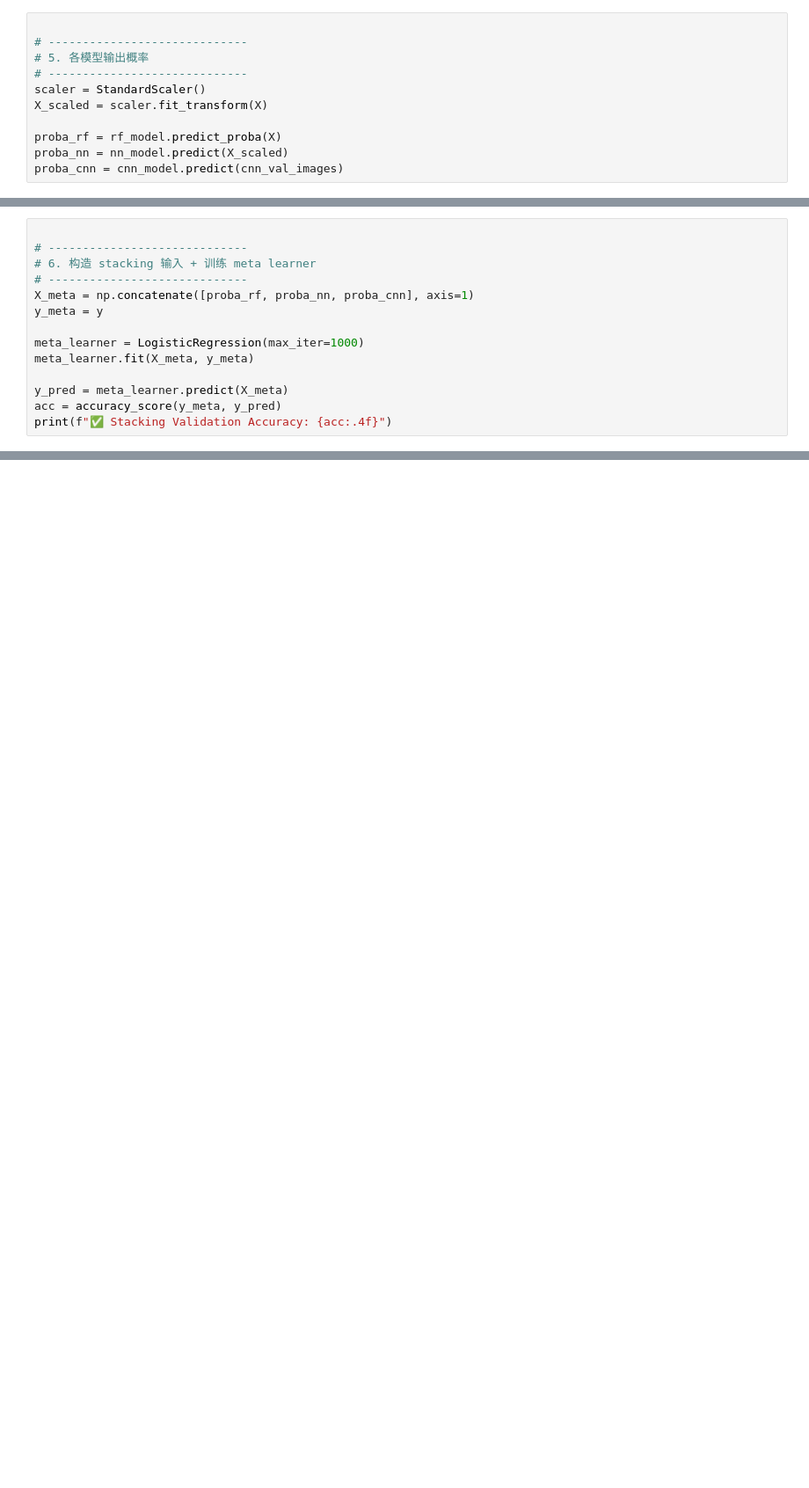
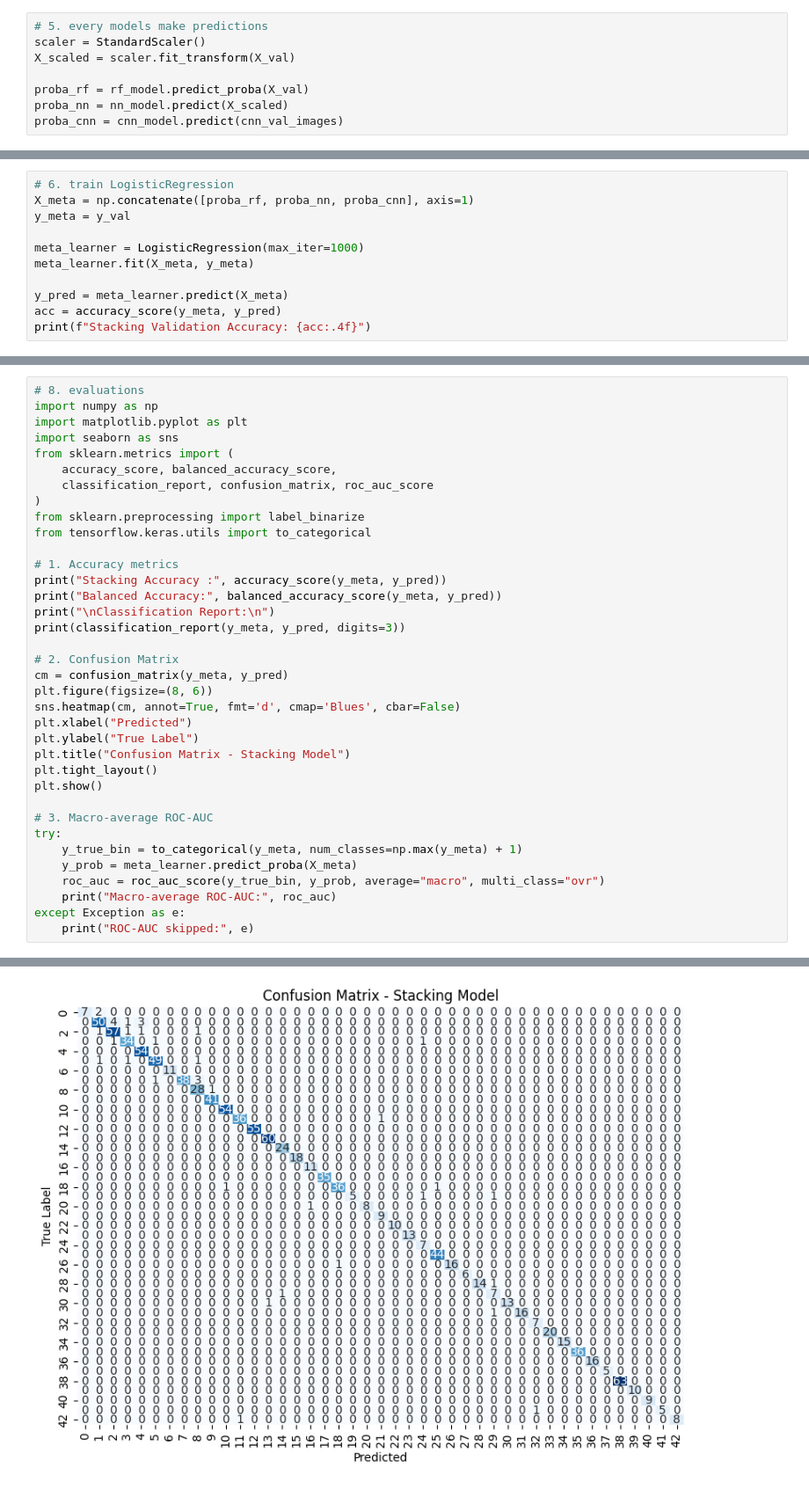
Before and after one commit to moyuerrr/ML_A2, a Jupyter notebook: Code/Stacking_model/stacking_model.ipynb, the cells around one changed output, grey strips where cells are left out. Shown at 88% size. Drawn from its saved outputs; the diff is of its cells as text; blank space fills up the shorter version.

Commit message:
update evaluations,fix bugs

```diff
--- a/Code/Stacking_model/stacking_model.ipynb
+++ b/Code/Stacking_model/stacking_model.ipynb
@@ -70,12 +61,9 @@ print(X_val.shape)
 # %%
+# 5. every models make predictions
+scaler = StandardScaler()
+X_scaled = scaler.fit_transform(X_val)
 
-# -----------------------------
-# 5. 各模型输出概率
-# -----------------------------
-scaler = StandardScaler()
-X_scaled = scaler.fit_transform(X)
-
-proba_rf = rf_model.predict_proba(X)
+proba_rf = rf_model.predict_proba(X_val)
 proba_nn = nn_model.predict(X_scaled)
 proba_cnn = cnn_model.predict(cnn_val_images)
 # %% [output]
@@ -84,15 +72,12 @@ proba_cnn = cnn_model.predict(cnn_val_images)
 # %%
-
-# -----------------------------
-# 6. 构造 stacking 输入 + 训练 meta learner
-# -----------------------------
+# 6. train LogisticRegression
 X_meta = np.concatenate([proba_rf, proba_nn, proba_cnn], axis=1)
-y_meta = y
+y_meta = y_val
 
 meta_learner = LogisticRegression(max_iter=1000)
 meta_learner.fit(X_meta, y_meta)
 
 y_pred = meta_learner.predict(X_meta)
 acc = accuracy_score(y_meta, y_pred)
-print(f"✅ Stacking Validation Accuracy: {acc:.4f}")
+print(f"Stacking Validation Accuracy: {acc:.4f}")
 # %% [output]
@@ -143,0 +130,37 @@ submission.to_csv('../stacking_model_result.csv', index=False)
+# %%
+# 8. evaluations
+import numpy as np
+import matplotlib.pyplot as plt
+import seaborn as sns
+from sklearn.metrics import (
+    accuracy_score, balanced_accuracy_score,
+    classification_report, confusion_matrix, roc_auc_score
+)
+from sklearn.preprocessing import label_binarize
+from tensorflow.keras.utils import to_categorical
+
+# 1. Accuracy metrics
+print("Stacking Accuracy :", accuracy_score(y_meta, y_pred))
+print("Balanced Accuracy:", balanced_accuracy_score(y_meta, y_pred))
+print("\nClassification Report:\n")
+print(classification_report(y_meta, y_pred, digits=3))
+
+# 2. Confusion Matrix
+cm = confusion_matrix(y_meta, y_pred)
+plt.figure(figsize=(8, 6))
+sns.heatmap(cm, annot=True, fmt='d', cmap='Blues', cbar=False)
+plt.xlabel("Predicted")
+plt.ylabel("True Label")
+plt.title("Confusion Matrix - Stacking Model")
+plt.tight_layout()
+plt.show()
+
+# 3. Macro-average ROC-AUC
+try:
+    y_true_bin = to_categorical(y_meta, num_classes=np.max(y_meta) + 1)
+    y_prob = meta_learner.predict_proba(X_meta)
+    roc_auc = roc_auc_score(y_true_bin, y_prob, average="macro", multi_class="ovr")
+    print("Macro-average ROC-AUC:", roc_auc)
+except Exception as e:
+    print("ROC-AUC skipped:", e)
+# %% [output]
@@ -143,0 +184 @@ submission.to_csv('../stacking_model_result.csv', index=False)
+[figure, added]
```
Also changed, not shown: parts of 10 cells of this notebook, 3 other files.
